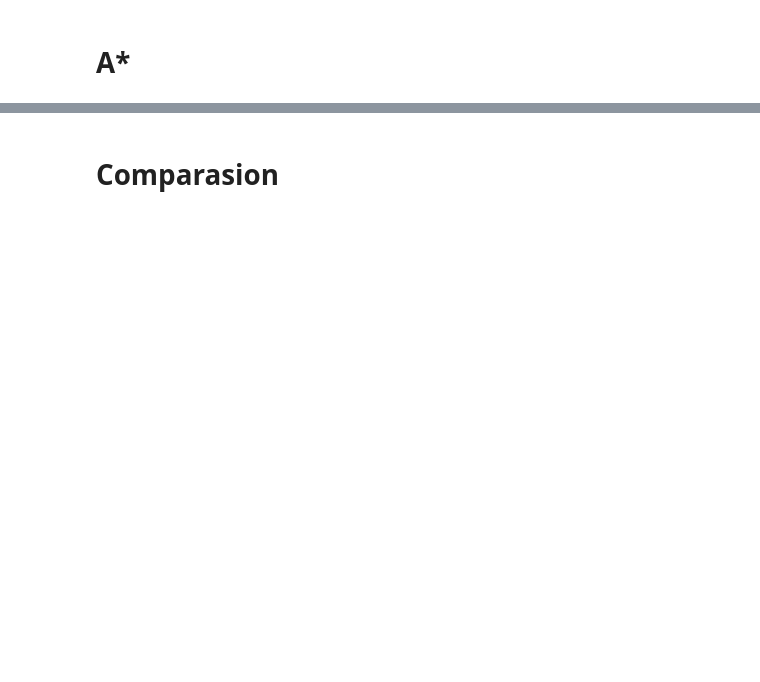
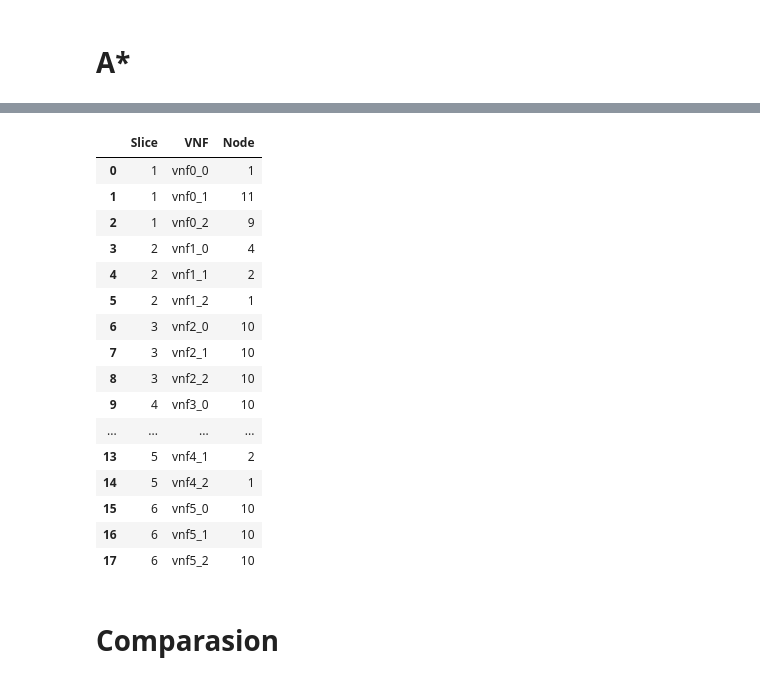
Before and after one commit to ceciliadesousaluzalmeida/5g-slicing-energy-effiiciency, a Jupyter notebook: simulator/32_node_a-star.ipynb, the cells around one changed output, grey strips where cells are left out. Drawn from its saved outputs; the diff is of its cells as text; code cells hidden in the pictures; blank space fills up the shorter version.

```diff
--- a/simulator/32_node_a-star.ipynb
+++ b/simulator/32_node_a-star.ipynb
@@ -277,0 +291,17 @@ df_energy
+# %%
+final_node_capacity = node_capacity.copy()
+
+for result in astar_results:
+    if result:
+        for vnf_id, node in result.placed_vnfs.items():
+            cpu = next(
+                vnf["cpu"]
+                for vnf_chain, _ in slices
+                for vnf in vnf_chain
+                if vnf["id"] == vnf_id
+            )
+            final_node_capacity[node] -= cpu
+
+print("Node capacity:")
+for node, cap in final_node_capacity.items():
+    print(f"Node {node}: {cap}")
@@ -278,3 +326,38 @@ df_energy
+# %%
+import pandas as pd
+
+vnf_placement_data = []
+
+for slice_index, result in enumerate(astar_results):
+    if result is not None:
+        for vnf_id, node in result.placed_vnfs.items():
+            vnf_placement_data.append({
+                "Slice": slice_index + 1,
+                "VNF": vnf_id,
+                "Node": node
+            })
+
+df_placement = pd.DataFrame(vnf_placement_data)
+df_placement = df_placement.sort_values(by=["Slice", "VNF"])
+df_placement
+# %% [output]
+|  | Slice | VNF | Node |
+| 0 | 1 | vnf0_0 | 1 |
+| 1 | 1 | vnf0_1 | 11 |
+| 2 | 1 | vnf0_2 | 9 |
+| 3 | 2 | vnf1_0 | 4 |
+| 4 | 2 | vnf1_1 | 2 |
+| 5 | 2 | vnf1_2 | 1 |
+| 6 | 3 | vnf2_0 | 10 |
+| 7 | 3 | vnf2_1 | 10 |
+| 8 | 3 | vnf2_2 | 10 |
+| 9 | 4 | vnf3_0 | 10 |
+| ... | ... | ... | ... |
+| 13 | 5 | vnf4_1 | 2 |
+| 14 | 5 | vnf4_2 | 1 |
+| 15 | 6 | vnf5_0 | 10 |
+| 16 | 6 | vnf5_1 | 10 |
+| 17 | 6 | vnf5_2 | 10 |
 # %%
 #A-Star Orchestration
 # %% [markdown]
```
Also changed, not shown: parts of 7 cells of this notebook, 2 other files.
